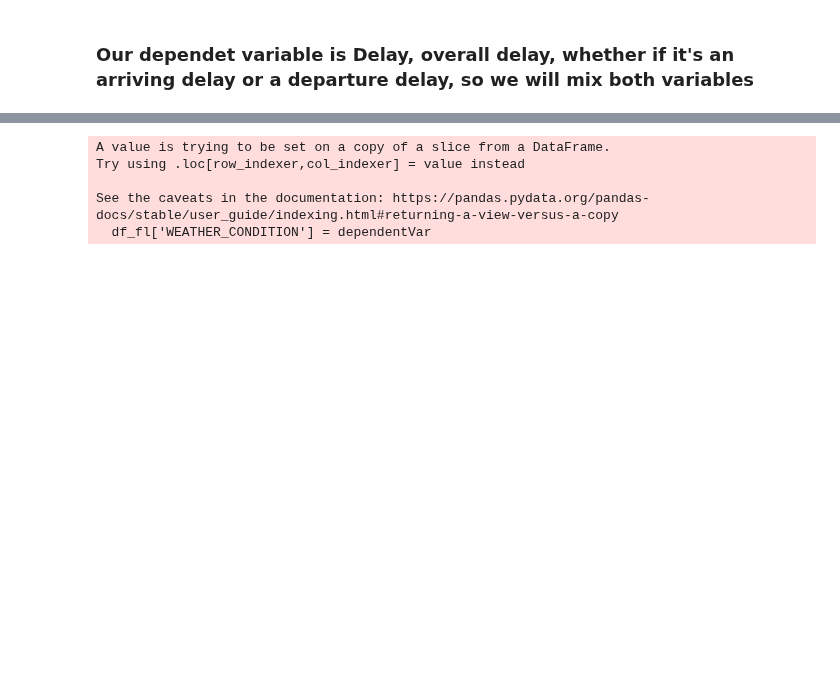
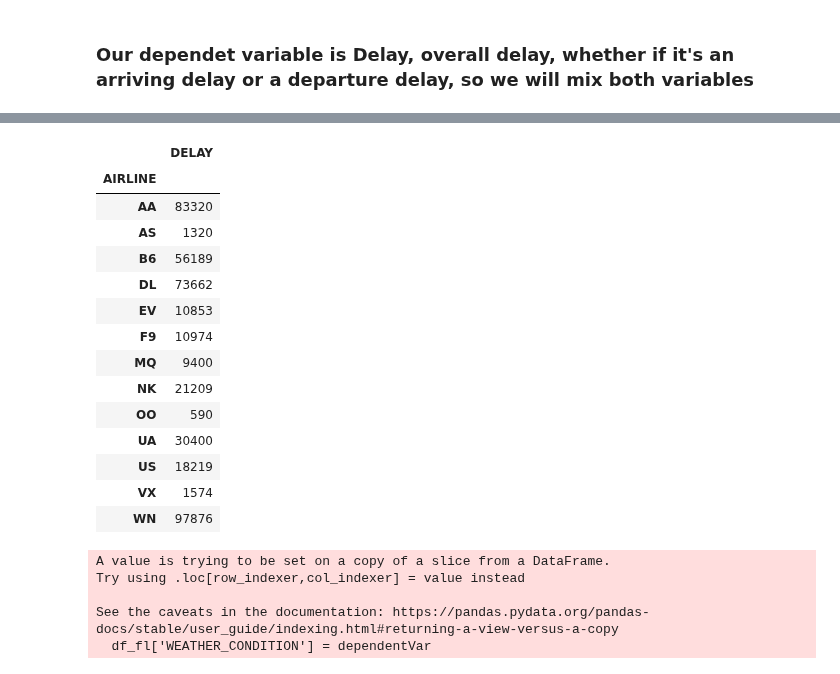
Before and after one commit to EmilioGinzo/Flight-delay, a Jupyter notebook: Project_p676p627_Emilio.ipynb, the cells around one changed output, grey strips where cells are left out. Saved outputs shown, nothing was run; the diff lists cells and outputs as text; code cells hidden in the pictures; blank space fills up the shorter version.

```diff
--- a/Project_p676p627_Emilio.ipynb
+++ b/Project_p676p627_Emilio.ipynb
@@ -339,3 +243,21 @@ Name: DELAY, Length: 415586, dtype: float64
+# %%
+df_fl_flights[['AIRLINE', 'DELAY']].groupby(['AIRLINE']).count()
+# %% [output]
+|  | DELAY |
+| AIRLINE |  |
+| AA | 83320 |
+| AS | 1320 |
+| B6 | 56189 |
+| DL | 73662 |
+| EV | 10853 |
+| F9 | 10974 |
+| MQ | 9400 |
+| NK | 21209 |
+| OO | 590 |
+| UA | 30400 |
+| US | 18219 |
+| VX | 1574 |
+| WN | 97876 |
 # %%
 df_fl = df_fl_flights[['MONTH', 'DAY', 'AIRLINE', 'SCHEDULED_DEPARTURE', 'STATE', 'WEATHER_DELAY', 'CANCELLATION_REASON']]
 # %%
```
Also changed, not shown: parts of 10 cells of this notebook.
